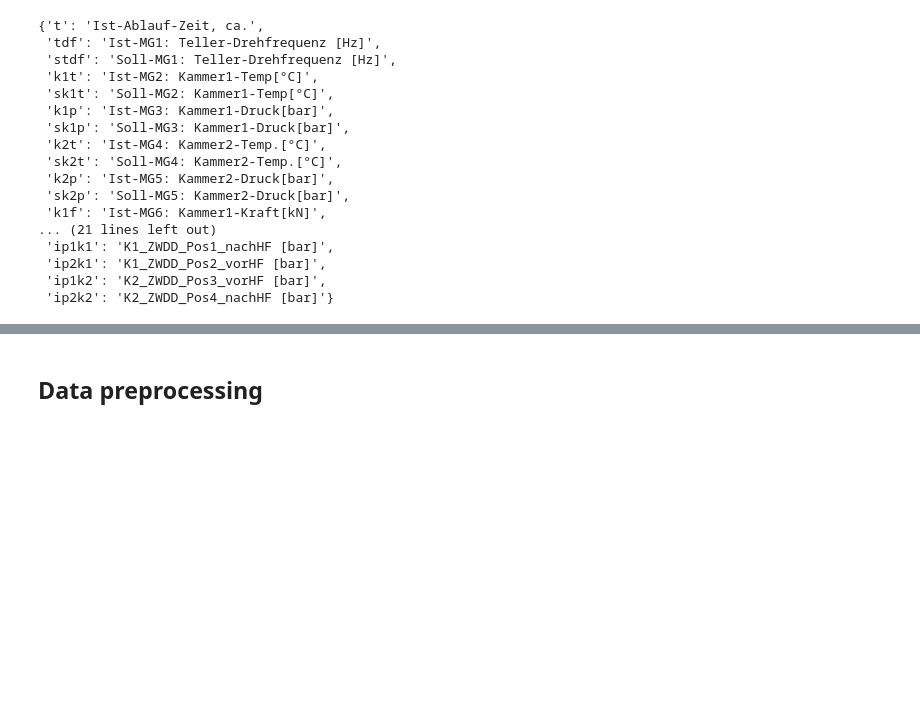
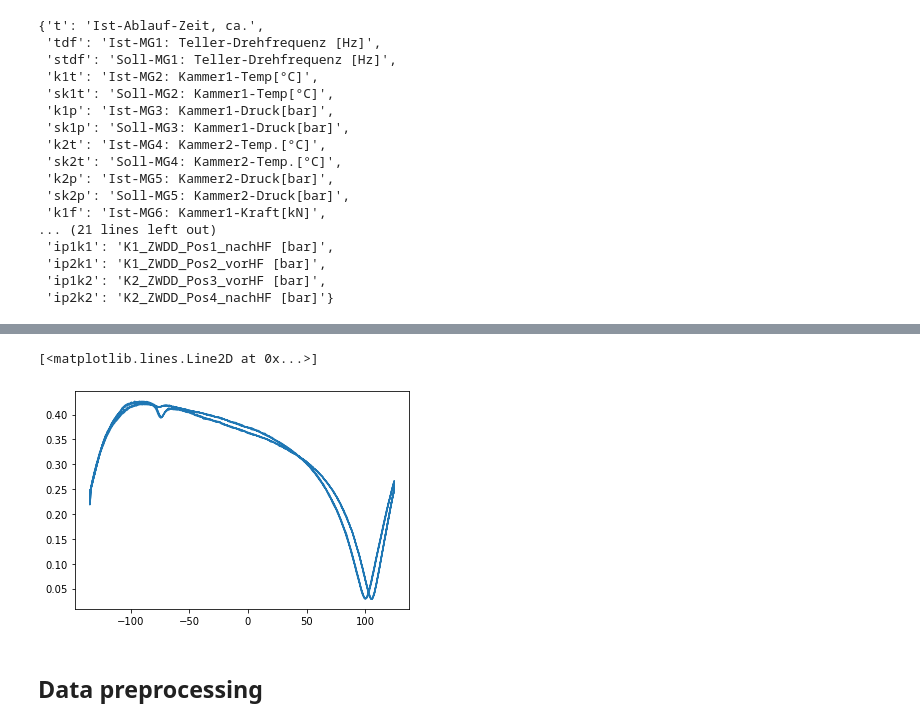
Before and after one commit to chen-xin-94/trelleborg, a Jupyter notebook: Training.ipynb, the cells around one changed output, grey strips where cells are left out. Cells and saved outputs as stored; diff of their text form; code cells hidden in the pictures; blank space fills up the shorter version.

```diff
--- a/Training.ipynb
+++ b/Training.ipynb
@@ -87,3 +102,9 @@ json.loads(f.attrs["name_lookup_rev"])
+# %%
+# s21 vs pos, freq 20, last lsa
+plt.plot(y[-2000:],np.sqrt(X.T[20][-2000:]**2+X.T[21][-2000:]**2))
+# %% [output]
+[<matplotlib.lines.Line2D at 0x...>]
+[figure, added]
 # %% [markdown]
 ## Data preprocessing
 # %% [markdown]
```
Also changed, not shown: parts of 12 cells of this notebook.
